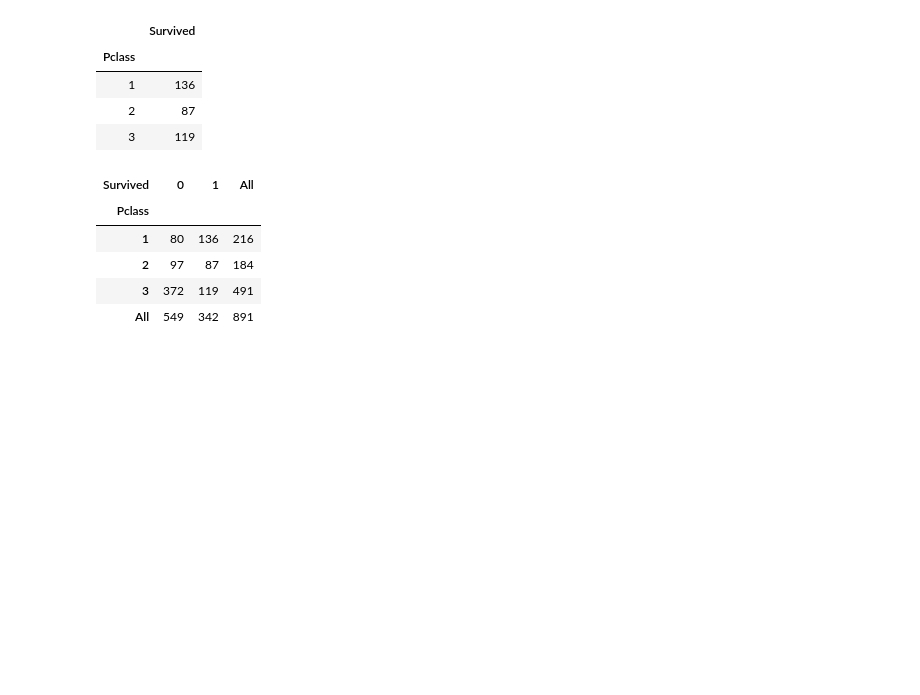
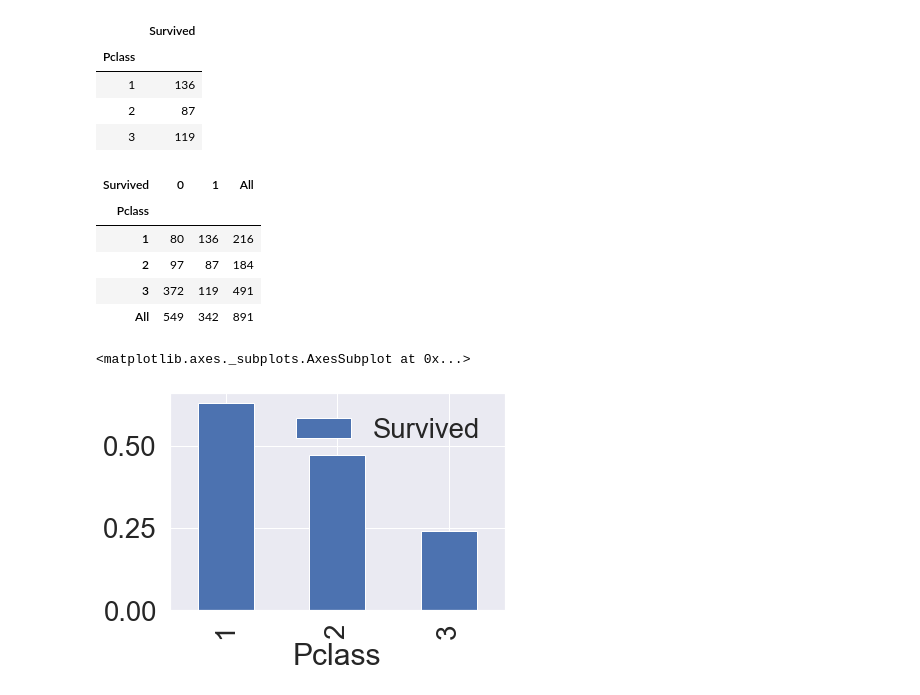
Before and after one commit to co24428/Titanic, a Jupyter notebook: titanic_code.ipynb, the cells around one changed output. Drawn from its saved outputs; the diff is of its cells as text; code cells hidden in the pictures; blank space fills up the shorter version.

```diff
--- a/titanic_code.ipynb
+++ b/titanic_code.ipynb
@@ -255,3 +254,16 @@ pd.crosstab(df_train['Pclass'], df_train['Survived'], margins=True).style.backgr
 | 2 | 97 | 87 | 184 |
 | 3 | 372 | 119 | 491 |
 | All | 549 | 342 | 891 |
+# %%
+'''
+df_train[['Pclass', 'Survived']]     -> 이거를
+.groupby(['Pclass'], as_index=True)  -> 인덱스가 있는 채로 Pclass로 그룹바이
+** groupby [ split - apply - combine ] => 기준열을 지정해서 특정열을 그룹별로 나눈다.
+   -> 이후에 통계함수를 적용시켜야 한다.
+.mean() -> 통계
+.sort_values(by='Survived', ascending=False) -> Survived가 내림차순으로(default = 오름차순)
+'''
+df_train[['Pclass', 'Survived']].groupby(['Pclass'], as_index=True).mean().sort_values(by='Survived', ascending=False).plot.bar()
+# %% [output]
+<matplotlib.axes._subplots.AxesSubplot at 0x...>
+[figure, added]
```
Also changed, not shown: parts of 3 cells of this notebook.
